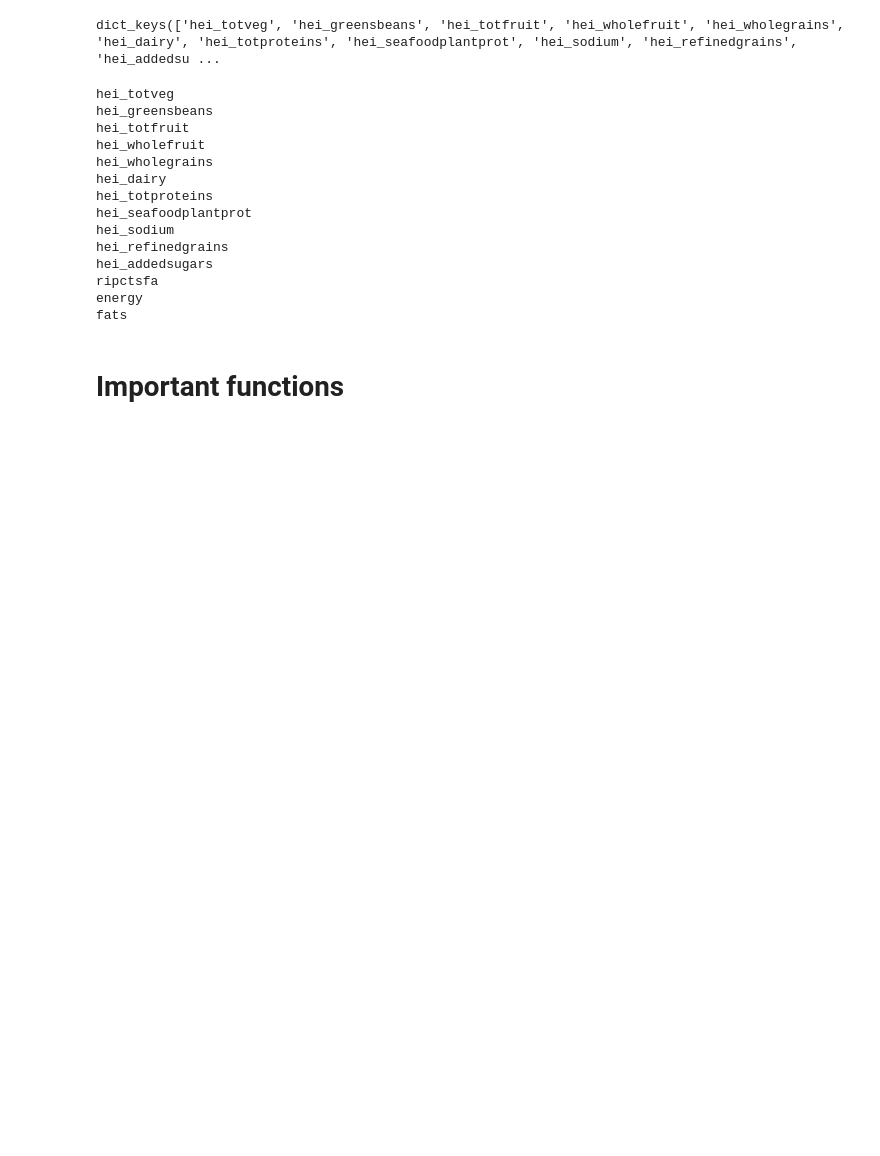
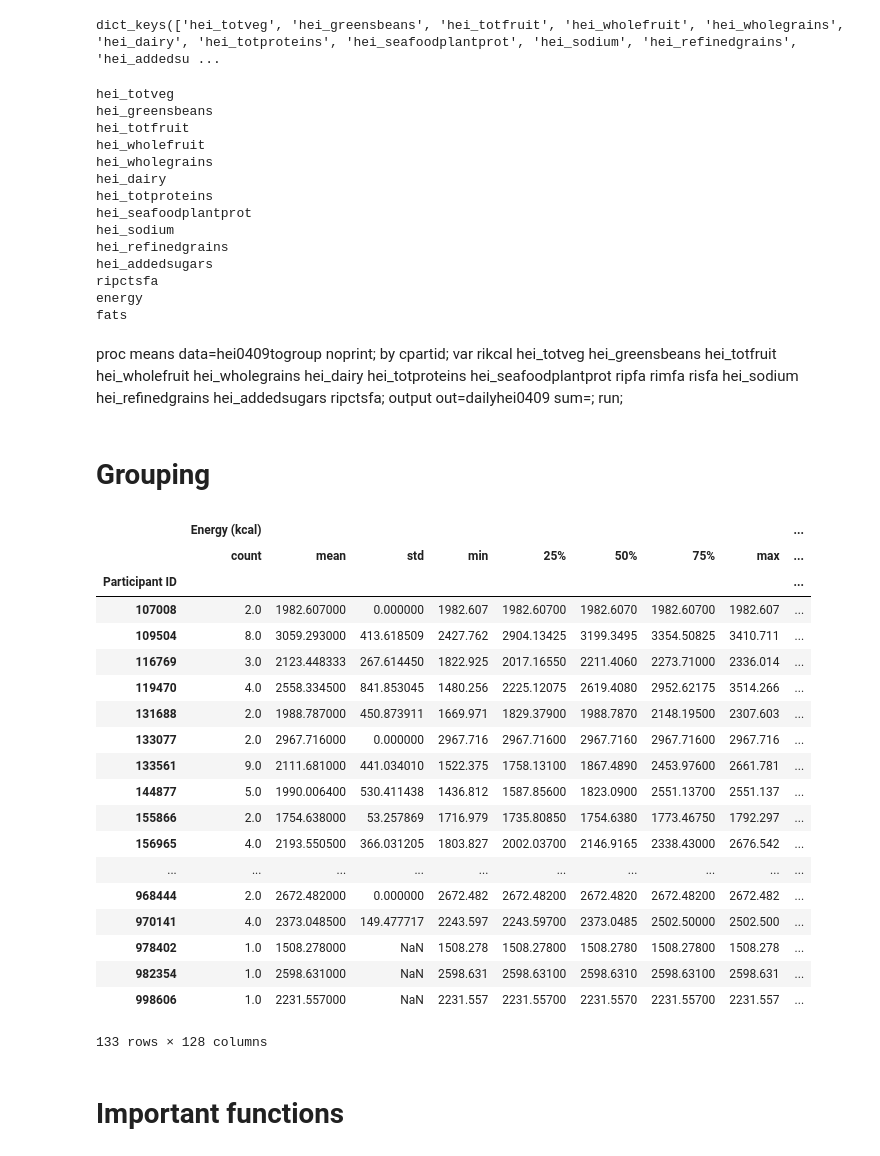
Before and after one commit to niblunc/BCP, a Jupyter notebook: draft3.ipynb, the cells around one changed output. Saved outputs shown, nothing was run; the diff lists cells and outputs as text; code cells hidden in the pictures; blank space fills up the shorter version.

Commit message:
got all components working need to assess grouping

```diff
--- a/draft3.ipynb
+++ b/draft3.ipynb
@@ -176,51 +218,51 @@ for key, value in hei_dict.items():
     print(key)
     if key in ['hei_totveg','hei_greensbeans','hei_totfruit', 'hei_wholefruit']:
         x=value
-        dfm9_original[key] = dfm9_original[x].astype('float').sum(axis=1)
-        dfm9_original[key] = dfm9_original[key]/2
+        complete_df[key] = complete_df[x].astype('float').sum(axis=1)
+        complete_df[key] = complete_df[key]/2
     if key in ['hei_wholegrains','hei_refinedgrains']:
         x=value
-        dfm4_original[key] = dfm4_original[x].astype('float')
+        complete_df[key] = complete_df[x].astype('float')
     if key in ['hei_dairy']:
         x=value[:-1]
-        tmp= dfm9_original[x].astype('float').sum(axis=1)
+        tmp= complete_df[x].astype('float').sum(axis=1)
         y=value[-1]
         if y == 'DOT0100':
-            tmp2=dfm9_original[y].astype('float')/3
-            dfm9_original[key]=tmp+tmp2
+            tmp2=complete_df[y].astype('float')/3
+            complete_df[key]=tmp+tmp2
         else:
             print('NO DAIRY MISSING DOT0100, needs to be last in list')
     if key in ['hei_totproteins']:
         x=value[:-1]
-        tmp= dfm9_original[x].astype('float').sum(axis=1)
+        tmp= complete_df[x].astype('float').sum(axis=1)
         y=value[-1]
         if y == 'VEG0700':
-            tmp2=dfm9_original[y].astype('float')*2
-            dfm9_original[key]=tmp+tmp2
+            tmp2=complete_df[y].astype('float')*2
+            complete_df[key]=tmp+tmp2
         else:
             print('NO TOTAL PROTEIN MISSING VEG0700, needs to be last in list')
     if key in ['hei_seafoodplantprot']:
         x=value[:-1]
-        tmp= dfm9_original[x].astype('float').sum(axis=1)
+        tmp= complete_df[x].astype('float').sum(axis=1)
         y=value[-1]
         if y == 'VEG0700':
-            tmp2=dfm9_original[y].astype('float')*2
-            dfm9_original[key]=tmp+tmp2
+            tmp2=complete_df[y].astype('float')*2
+            complete_df[key]=tmp+tmp2
         else:
             print('NO SEAFOOD AND PLANT PROTEIN MISSING VEG0700, needs to be last in list')
     if key in ['hei_sodium']:
         x=value
-        dfm4_original[key] = dfm4_original[x].astype('float')/1000
+        complete_df[key] = complete_df[x].astype('float')/1000
     if key in ['hei_addedsugars']:
         x=value
-        dfm4_original[key] = dfm4_original[x].astype('float')*4
+        complete_df[key] = complete_df[x].astype('float')*4
     if key in ['ripctsfa']:
         x=value[0]
         y=value[1]
-        dfm4_original[key] = dfm4_original[x].astype('float')*dfm4_original[y].astype('float')
+        complete_df[key] = complete_df[x].astype('float')*complete_df[y].astype('float')
     if key in ['energy']:
         x=value
-        dfm4_original[key] = dfm4_original[x].astype('float')/1000
+        complete_df[key] = complete_df[x].astype('float')/1000
 # %% [output]
 hei_totveg
 hei_greensbeans
@@ -236,6 +278,47 @@ hei_addedsugars
 ripctsfa
 energy
 fats
+# %% [markdown]
+proc means data=hei0409togroup noprint;
+  by cpartid;
+  var rikcal hei_totveg hei_greensbeans hei_totfruit hei_wholefruit hei_wholegrains hei_dairy hei_totproteins hei_seafoodplantprot
+		ripfa rimfa risfa hei_sodium hei_refinedgrains hei_addedsugars ripctsfa;
+  output out=dailyhei0409 sum=;
+run;
+# %% [markdown]
+# Grouping
+# %%
+interest = ['Participant ID','Energy (kcal)', 'hei_totveg', 'hei_greensbeans', 'hei_totfruit', 'hei_wholefruit', 'hei_wholegrains',
+            'hei_dairy', 'hei_totproteins', 'hei_seafoodplantprot', 'Total Polyunsaturated Fatty Acids (PUFA) (g)',
+            'Total Monounsaturated Fatty Acids (MUFA) (g)', 'Total Saturated Fatty Acids (SFA) (g)',
+            'hei_sodium', 'hei_refinedgrains', 'hei_addedsugars', 'ripctsfa']
+# %%
+dailyhei0409=complete_df[complete_df.columns.intersection(interest)].groupby(['Participant ID'])
+# %%
+dailyhei0409=dailyhei0409.describe()
+# %%
+dailyhei0409
+# %% [output]
+|  | Energy (kcal) |  |  |  |  |  |  |  | ... |
+|  | count | mean | std | min | 25% | 50% | 75% | max | ... |
+| Participant ID |  |  |  |  |  |  |  |  | ... |
+| 107008 | 2.0 | 1982.607000 | 0.000000 | 1982.607 | 1982.60700 | 1982.6070 | 1982.60700 | 1982.607 | ... |
+| 109504 | 8.0 | 3059.293000 | 413.618509 | 2427.762 | 2904.13425 | 3199.3495 | 3354.50825 | 3410.711 | ... |
+| 116769 | 3.0 | 2123.448333 | 267.614450 | 1822.925 | 2017.16550 | 2211.4060 | 2273.71000 | 2336.014 | ... |
+| 119470 | 4.0 | 2558.334500 | 841.853045 | 1480.256 | 2225.12075 | 2619.4080 | 2952.62175 | 3514.266 | ... |
+| 131688 | 2.0 | 1988.787000 | 450.873911 | 1669.971 | 1829.37900 | 1988.7870 | 2148.19500 | 2307.603 | ... |
+| 133077 | 2.0 | 2967.716000 | 0.000000 | 2967.716 | 2967.71600 | 2967.7160 | 2967.71600 | 2967.716 | ... |
+| 133561 | 9.0 | 2111.681000 | 441.034010 | 1522.375 | 1758.13100 | 1867.4890 | 2453.97600 | 2661.781 | ... |
+| 144877 | 5.0 | 1990.006400 | 530.411438 | 1436.812 | 1587.85600 | 1823.0900 | 2551.13700 | 2551.137 | ... |
+| 155866 | 2.0 | 1754.638000 | 53.257869 | 1716.979 | 1735.80850 | 1754.6380 | 1773.46750 | 1792.297 | ... |
+| 156965 | 4.0 | 2193.550500 | 366.031205 | 1803.827 | 2002.03700 | 2146.9165 | 2338.43000 | 2676.542 | ... |
+| ... | ... | ... | ... | ... | ... | ... | ... | ... | ... |
+| 968444 | 2.0 | 2672.482000 | 0.000000 | 2672.482 | 2672.48200 | 2672.4820 | 2672.48200 | 2672.482 | ... |
+| 970141 | 4.0 | 2373.048500 | 149.477717 | 2243.597 | 2243.59700 | 2373.0485 | 2502.50000 | 2502.500 | ... |
+| 978402 | 1.0 | 1508.278000 | NaN | 1508.278 | 1508.27800 | 1508.2780 | 1508.27800 | 1508.278 | ... |
+| 982354 | 1.0 | 2598.631000 | NaN | 2598.631 | 2598.63100 | 2598.6310 | 2598.63100 | 2598.631 | ... |
+| 998606 | 1.0 | 2231.557000 | NaN | 2231.557 | 2231.55700 | 2231.5570 | 2231.55700 | 2231.557 | ... |
+133 rows × 128 columns
 # %% [markdown]
 # Important functions
 # %%
```
Also changed, not shown: parts of 35 cells of this notebook.
